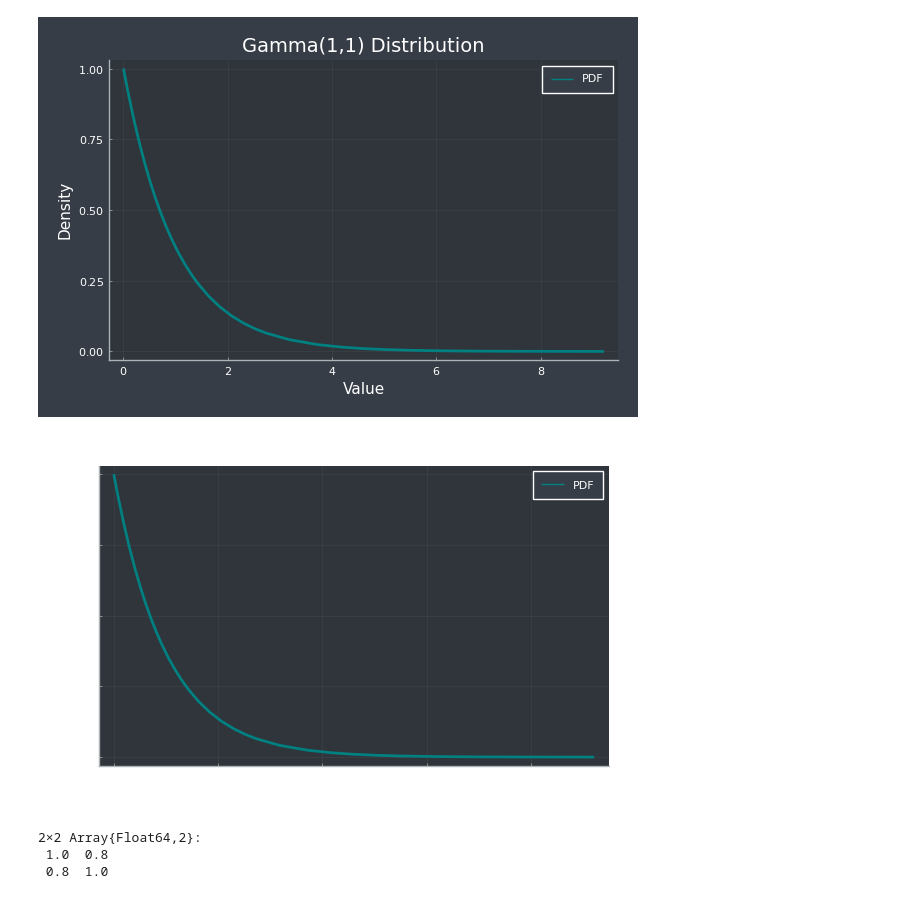
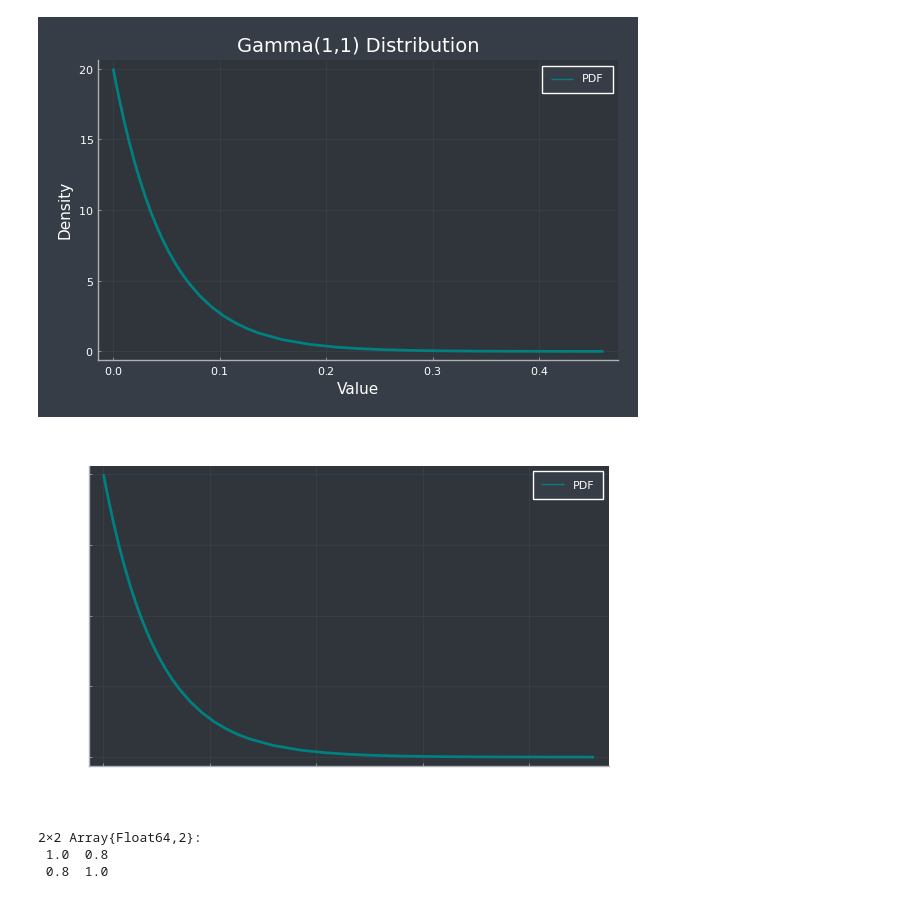
Before and after one commit to jberezow/OptDigits, a Jupyter notebook: Thesis-Plots.ipynb, the cells around one changed output. Saved outputs shown, nothing was run; the diff lists cells and outputs as text; code cells hidden in the pictures.

```diff
--- a/Thesis-Plots.ipynb
+++ b/Thesis-Plots.ipynb
@@ -17,30 +17,33 @@ using Measures
 # %%
 theme(:dark)
 pyplot()
 
+a = 1
+b = 0.05
+
 num = 100000
 x_axis = [1:num]
-y_axis = rand(Gamma(1,1),num)
+y_axis = rand(Gamma(a,b),num)
 
-plt = plot(Gamma(1,1),
+plt = Plots.plot(Gamma(a,b),
     xlabel="Value",
     ylabel="Density",
     title="Gamma(1,1) Distribution",
     label="PDF",
     linewidth=2,
     color=:teal,
     bottom_margin=5mm,
     top_margin=5mm,
     left_margin=5mm,
     right_margin=5mm)
 display(plt)
 
 #plt.plot_title("10000 Draws from Gamma(1,1) Distribution")
 #plt.xlabel("Value")
 #plt.ylabel("Count");
 # %% [output]
-[figure, old version]
+[figure, new version]
-[figure, old version]
+[figure, new version]
 # %%
 using PyPlot
 μ = [0,0]
```
Also changed, not shown: parts of 5 cells of this notebook, 44 other files.
